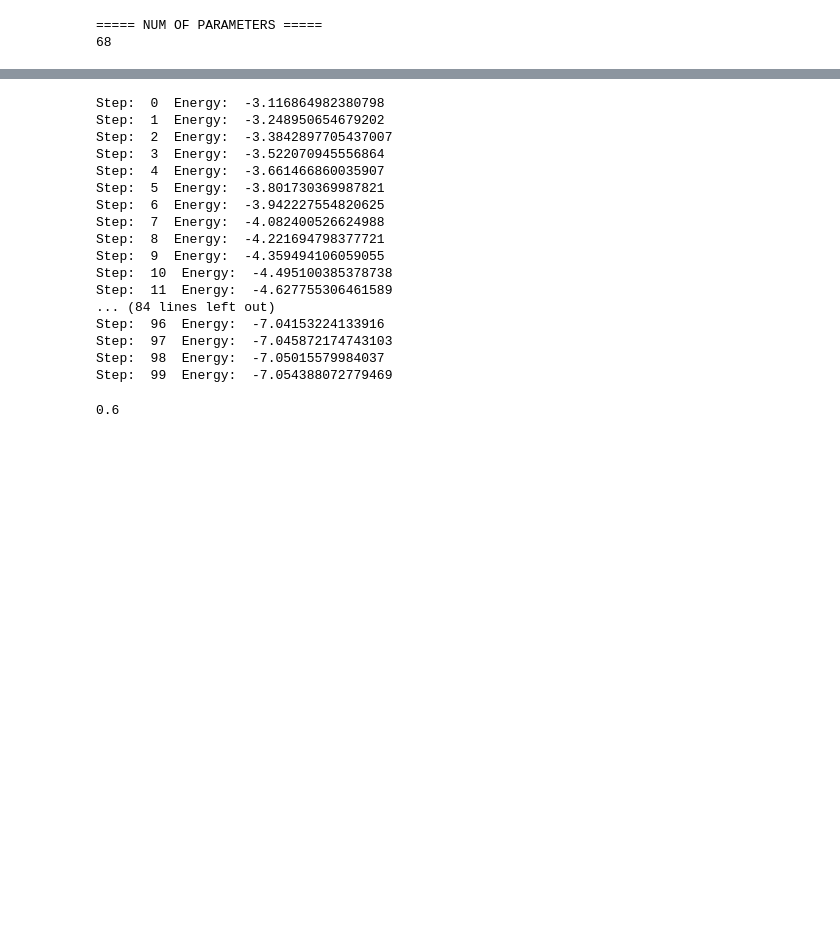
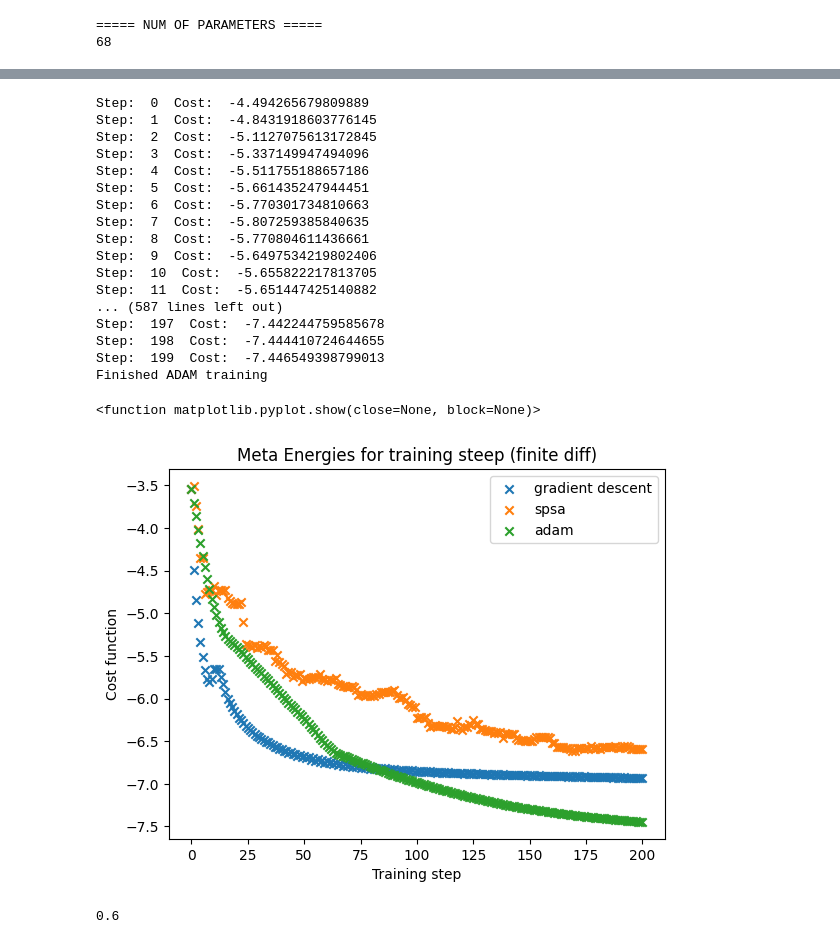
Before and after one commit to sergioandrescs/meta-VQE-pennylane, a Jupyter notebook: meta_VQE_pennylane_catalyst_symplified_two_design.ipynb, the cells around one changed output, grey strips where cells are left out. Saved outputs shown, nothing was run; the diff lists cells and outputs as text; code cells hidden in the pictures; blank space fills up the shorter version.

```diff
--- a/meta_VQE_pennylane_catalyst_symplified_two_design.ipynb
+++ b/meta_VQE_pennylane_catalyst_symplified_two_design.ipynb
@@ -360,25 +376,38 @@ def adam(fun, x0, maxiter=100,stepsize=0.01, beta1=0.9, beta2=0.99, tol=1e-4,eps
 
     return OptimizeResult(x=new_params, nit=niter)
 # %%
-res_gradient = minimize(energy_simplified_two_design, weights, method = gradient_descent, tol=1e-6, maxiter= 200)
-res_spsa = minimize(energy_simplified_two_design, weights, method = spsa_optimizer, tol=1e-6, maxiter= 200)
-res_adam = minimize(energy_simplified_two_design, weights, method = adam, tol=1e-6, maxiter= 200)
+res_gradient = minimize(energy_simplified_two_design, weights, method = gradient_descent, options = {'maxiter': 200, 'tol':1e-6, 'verbose':True})
+res_spsa = minimize(energy_simplified_two_design, weights, method = spsa_optimizer, options = {'maxiter': 200, 'tol':1e-6, 'verbose':True})
+res_adam = minimize(energy_simplified_two_design, weights, method = adam, options = {'maxiter': 200, 'tol':1e-6, 'verbose':True})
 # %% [output]
-Step:  0  Energy:  -3.116864982380798
-Step:  1  Energy:  -3.248950654679202
-Step:  2  Energy:  -3.3842897705437007
-Step:  3  Energy:  -3.522070945556864
-Step:  4  Energy:  -3.661466860035907
-Step:  5  Energy:  -3.801730369987821
-Step:  6  Energy:  -3.942227554820625
-Step:  7  Energy:  -4.082400526624988
-Step:  8  Energy:  -4.221694798377721
-Step:  9  Energy:  -4.359494106059055
-Step:  10  Energy:  -4.495100385378738
-Step:  11  Energy:  -4.627755306461589
-... (84 lines left out)
-Step:  96  Energy:  -7.04153224133916
-Step:  97  Energy:  -7.045872174743103
-Step:  98  Energy:  -7.05015579984037
-Step:  99  Energy:  -7.054388072779469
+Step:  0  Cost:  -4.494265679809889
+Step:  1  Cost:  -4.8431918603776145
+Step:  2  Cost:  -5.1127075613172845
+Step:  3  Cost:  -5.337149947494096
+Step:  4  Cost:  -5.511755188657186
+Step:  5  Cost:  -5.661435247944451
+Step:  6  Cost:  -5.770301734810663
+Step:  7  Cost:  -5.807259385840635
+Step:  8  Cost:  -5.770804611436661
+Step:  9  Cost:  -5.6497534219802406
+Step:  10  Cost:  -5.655822217813705
+Step:  11  Cost:  -5.651447425140882
+... (587 lines left out)
+Step:  197  Cost:  -7.442244759585678
+Step:  198  Cost:  -7.444410724644655
+Step:  199  Cost:  -7.446549398799013
+Finished ADAM training
+# %%
+plt.scatter([i for i in range(len(TRAINING_ENERGIES['gradient_descent']['energies'][-1]))],TRAINING_ENERGIES['gradient_descent']['energies'][-1], label="gradient descent", marker='x')
+plt.scatter([i for i in range(len(TRAINING_ENERGIES['spsa']['energies'][-1]))],TRAINING_ENERGIES['spsa']['energies'][-1], label="spsa", marker='x')
+plt.scatter([i for i in range(len(TRAINING_ENERGIES['adam']['energies'][-1]))],TRAINING_ENERGIES['adam']['energies'][-1], label="adam", marker='x')
+
+plt.legend()
+plt.title('Meta Energies for training steep (finite diff)')
+plt.ylabel('Cost function')
+plt.xlabel('Training step')
+plt.show
+# %% [output]
+<function matplotlib.pyplot.show(close=None, block=None)>
+[figure, added]
 # %%
```
Also changed, not shown: parts of 10 cells of this notebook, 1 other file.
